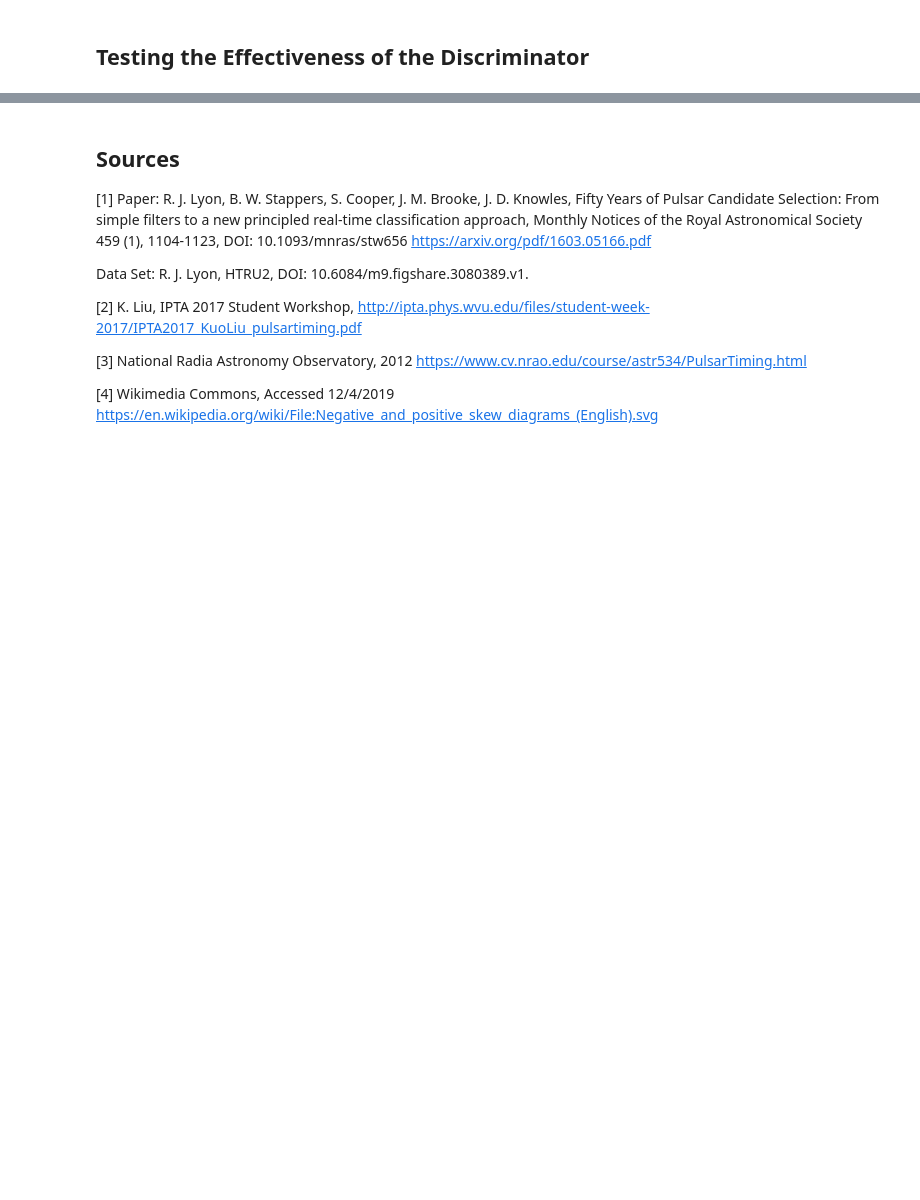
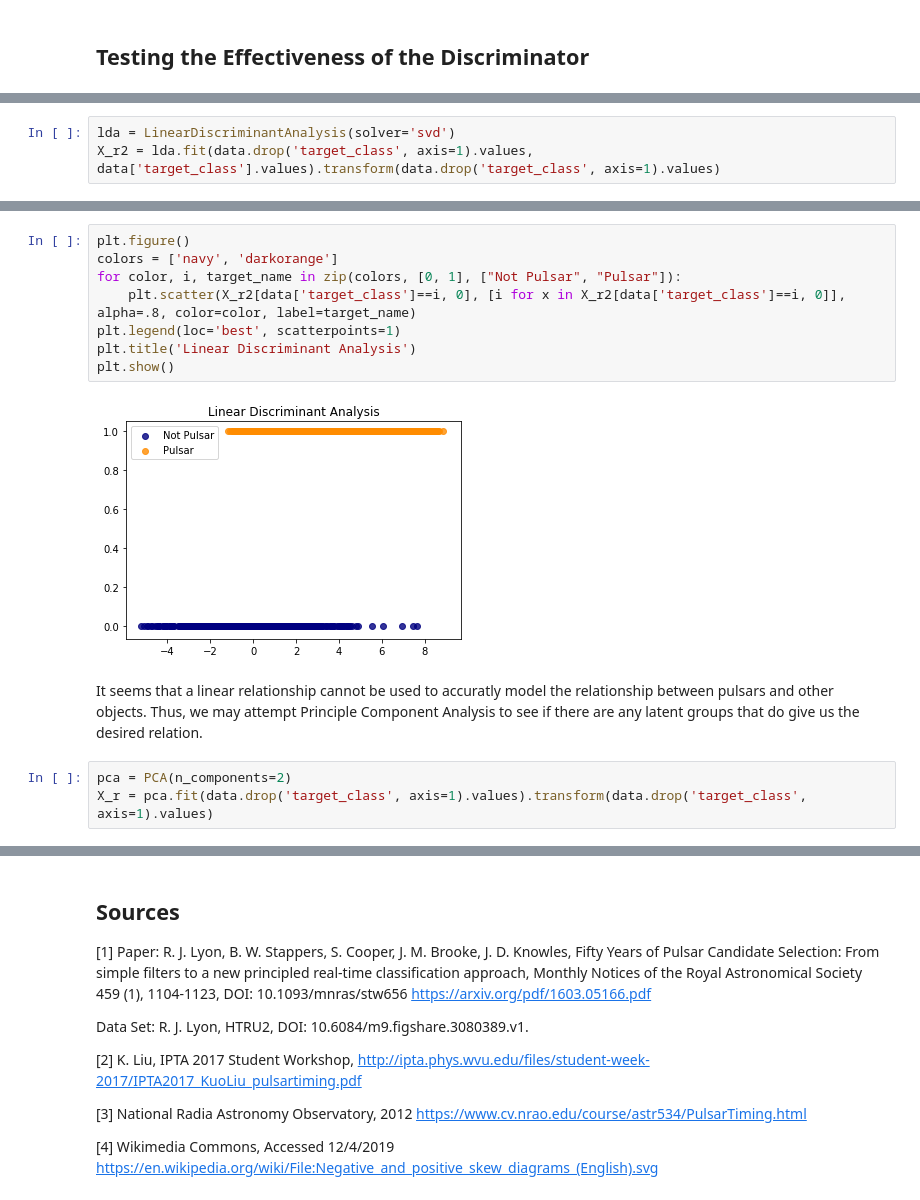
Before and after one commit to kling109/Pulsar-Predictions, a Jupyter notebook: EDAPulsarStars.ipynb, the cells around one changed output, grey strips where cells are left out. Saved outputs shown, nothing was run; the diff lists cells and outputs as text; blank space fills up the shorter version.

```diff
--- a/EDAPulsarStars.ipynb
+++ b/EDAPulsarStars.ipynb
@@ -171,0 +185,3 @@ From the results, we can already see that the `Mean of the integrated profile` a
+# %%
+lda = LinearDiscriminantAnalysis(solver='svd')
+X_r2 = lda.fit(data.drop('target_class', axis=1).values, data['target_class'].values).transform(data.drop('target_class', axis=1).values)
@@ -171,0 +198,15 @@ From the results, we can already see that the `Mean of the integrated profile` a
+# %%
+plt.figure()
+colors = ['navy', 'darkorange']
+for color, i, target_name in zip(colors, [0, 1], ["Not Pulsar", "Pulsar"]):
+    plt.scatter(X_r2[data['target_class']==i, 0], [i for x in X_r2[data['target_class']==i, 0]], alpha=.8, color=color, label=target_name)
+plt.legend(loc='best', scatterpoints=1)
+plt.title('Linear Discriminant Analysis')
+plt.show()
+# %% [output]
+[figure, added]
+# %% [markdown]
+It seems that a linear relationship cannot be used to accuratly model the relationship between pulsars and other objects.  Thus, we may attempt Principle Component Analysis to see if there are any latent groups that do give us the desired relation.
+# %%
+pca = PCA(n_components=2)
+X_r = pca.fit(data.drop('target_class', axis=1).values).transform(data.drop('target_class', axis=1).values)
```
Also changed, not shown: parts of 13 cells of this notebook.
